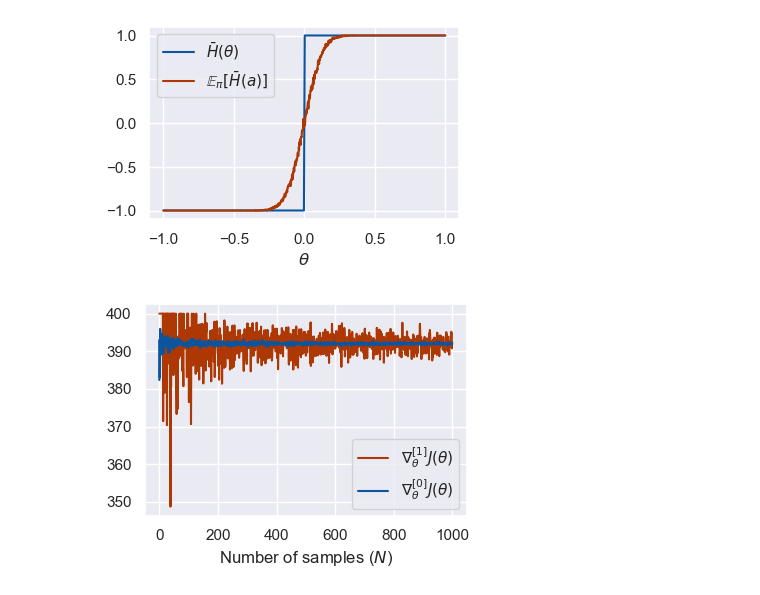
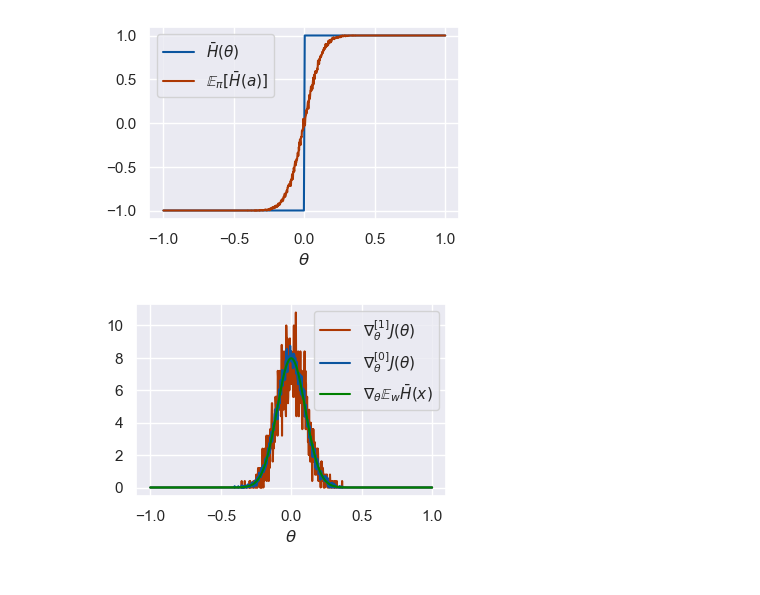
Before and after one commit to NVlabs/DiffRL, a Jupyter notebook: heaviside/heaviside.ipynb, the cells around one changed output. Saved outputs shown, nothing was run; the diff lists cells and outputs as text; code cells hidden in the pictures.

Commit message:
update heaviside example

```diff
--- a/heaviside/heaviside.ipynb
+++ b/heaviside/heaviside.ipynb
@@ -13,4 +141,6 @@ oranges = sns.color_palette("Oranges")
 # %%
+from scipy.special import erf
+
 def H(x, v):
     out = 2*x/v
     out[x<-v/2] = -1
@@ -20,11 +150,21 @@ def H(x, v):
 def H_grad(xx, v, sigma):
     return 1/sigma/np.sqrt(2*np.pi) * np.exp(-np.power((v/2 - xx),2))
 
-def H_grad2(x, v, sigma):
+def H_grad2(x, v):
     out = np.ones_like(x)*2/v
     out[x<-v/2] = 0
     out[x>v/2] = 0
     return out
+
+def H_true_grad(x,v,sigma):
+    a = 1/np.sqrt(2*np.pi)/sigma *np.exp(-(2*x+v)**2/8/sigma**2) + 1/np.sqrt(2*np.pi)/sigma *np.exp(-(-2*x+v)**2/8/sigma**2)
+    b = 1/v * erf((v-2*x)/2/np.sqrt(2)/sigma)
+    c = 1/v * erf((v+2*x)/2/np.sqrt(2)/sigma)
+    d = -1/v/sigma*np.sqrt(2/np.pi) * x * np.exp(-(v-2*x)**2/8/sigma**2)
+    e = 1/v/sigma*np.sqrt(2/np.pi) * x * np.exp(-(v+2*x)**2/8/sigma**2)
+    f = -np.sqrt(1/2/np.pi)/sigma/v *np.exp(-(v-2*x)**(1/4/sigma**2)) * (v-2*x)**(1/4/sigma**2-1)
+    j = -np.sqrt(1/2/np.pi)/sigma/v *np.exp(-(v+2*x)**(1/4/sigma**2)) * (v+2*x)**(1/4/sigma**2-1)
+    return a #+b +c + d + e + f + j
 # %%
 v=0.005
 sigma = 0.1
@@ -51,32 +191,30 @@ plt.savefig("soft_heaviside.pdf", bbox_inches='tight')
 [figure]
 # %%
 np.random.seed(0)
+N = 1000
 
-# single point version
-point = 0.0
-# True gradients
-true_grad = H_grad2(np.array([point]), v, sigma)
-baseline = H(np.array([point]), v)
+plt.figure(figsize=(4,2.5))
 
-plt.figure(figsize=(4,3))
+th = np.linspace(-1,1, 1000)
+baseline = H(th, v)
+zobg = np.zeros_like(th)
+fobg = np.zeros_like(th)
+true_grad = np.zeros_like(th)
 
-# Compute biases
-zobg_bias = np.zeros(N)
-fobg_bias = np.zeros(N)
-for n in tqdm(range(1,N+1)):
-    w = np.random.normal(0.0, sigma, n)
-    zobg = np.mean(1/sigma**2 * (H(point+w,v) - baseline)*w)
-    fobg = np.mean(H_grad2(point+w, v, sigma))
-    zobg_bias[n-1] = np.mean(np.abs(zobg - true_grad))
-    fobg_bias[n-1] = np.mean(np.abs(fobg - true_grad))
+for i, t in enumerate(th):
+    w = np.random.normal(0.0, sigma, N)
+    zobg[i] = np.mean(1/sigma**2 * (H(t+w, v) - baseline[i])*w)
+    fobg[i] = np.mean(H_grad2(t+w, v))
+    true_grad[i] = H_true_grad(t, v, sigma)
 
-plt.plot(np.arange(N), fobg_bias, c=oranges[-1], label=r"$\nabla_{\theta}^{[1]} J(\theta)$")
-plt.plot(np.arange(N), zobg_bias, c=blues[-1], label=r"$\nabla_{\theta}^{[0]} J(\theta)$")
+plt.plot(th, fobg, c=oranges[-1], label=r"$\nabla_{\theta}^{[1]} J(\theta)$")
+plt.plot(th, zobg, c=blues[-1], label=r"$\nabla_{\theta}^{[0]} J(\theta)$")
+plt.plot(th, true_grad, c="green", label=r"$\nabla_\theta \mathbb{E}_w{\bar{H}(x)}$")
 plt.legend()
-plt.xlabel(r"Number of samples ($N$)")
-plt.tight_layout()
+plt.xlabel(r"$\theta$")
+plt.savefig("soft_heaviside_grad.pdf", bbox_inches='tight')
 # %% [output]
-[figure, old version]
+[figure, new version]
 # %%
 np.random.seed(0)
 
```
Also changed, not shown: parts of 8 cells of this notebook, 2 other files.
